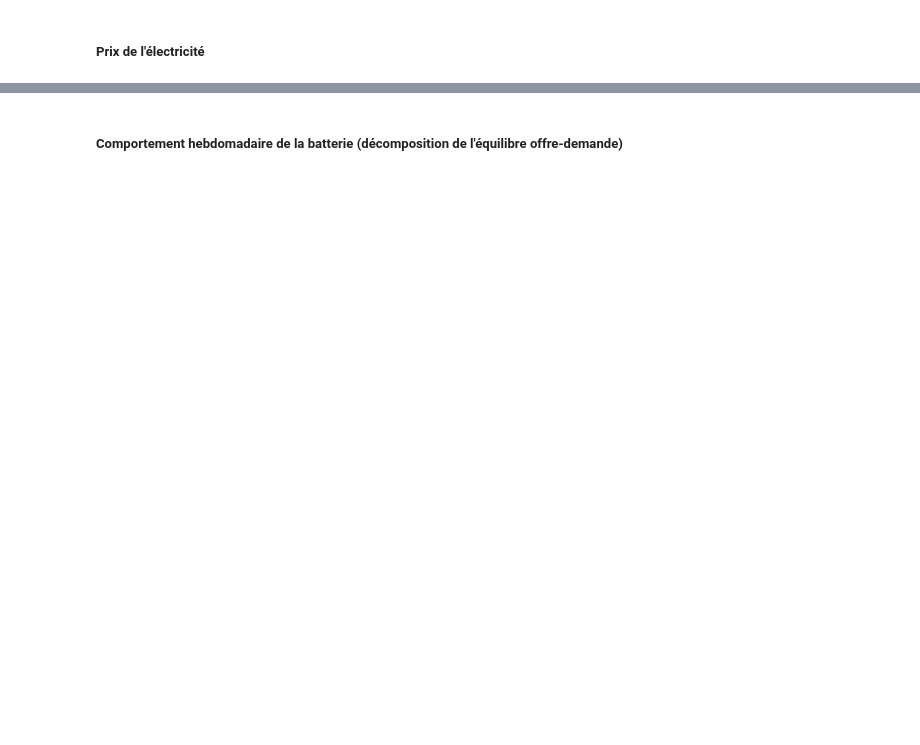
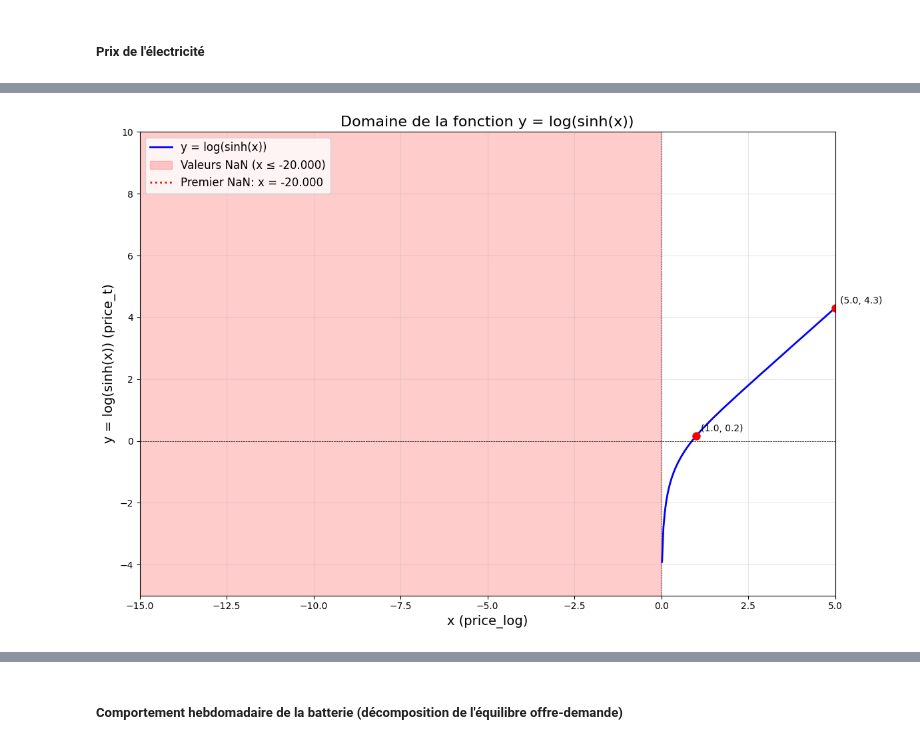
Before and after one commit to borges67/Projet-IFPEN-2025, a Jupyter notebook: Code/graphiques.ipynb, the cells around one changed output, grey strips where cells are left out. Saved outputs shown, nothing was run; the diff lists cells and outputs as text; code cells hidden in the pictures; blank space fills up the shorter version.

```diff
--- a/Code/graphiques.ipynb
+++ b/Code/graphiques.ipynb
@@ -156,0 +332,87 @@ plot_prices_on_single_figure(df, SEMAINES.keys())
+# %%
+import numpy as np
+import matplotlib.pyplot as plt
+
+# Création des valeurs x
+x = np.linspace(-20, 20, 1000)  # De -20 à +20
+
+# Calcul de y = log(sinh(x))
+y = np.log(np.sinh(x))
+
+# Identification des valeurs NaN
+nan_mask = np.isnan(y)
+nan_values = x[nan_mask]
+first_nan = nan_values[0] if len(nan_values) > 0 else None
+
+# Création du graphique
+plt.figure(figsize=(12, 8))
+
+# Tracé de la fonction
+plt.plot(x, y, 'b-', linewidth=2, label='y = log(sinh(x))')
+plt.axhline(0, color='black', linewidth=0.5, linestyle='--')
+plt.axvline(0, color='black', linewidth=0.5, linestyle='--')
+
+# Zone des valeurs NaN
+if len(nan_values) > 0:
+    plt.axvspan(x.min(), nan_values[-1], alpha=0.2, color='red',
+                label=f'Valeurs NaN (x ≤ {first_nan:.3f})')
+
+# Points importants
+plt.axvline(first_nan, color='red', linestyle=':', linewidth=2,
+            label=f'Premier NaN: x = {first_nan:.3f}')
+
+# Ajout de quelques points de référence
+for x_val in [-10, -5, -1, 0, 1, 5, 10]:
+    if x_val >= first_nan:
+        y_val = np.log(np.sinh(x_val))
+        plt.plot(x_val, y_val, 'ro', markersize=8)
+        plt.annotate(f'({x_val:.1f}, {y_val:.1f})',
+                    (x_val, y_val), xytext=(5, 5),
+                    textcoords='offset points', fontsize=10)
+
+plt.xlabel('x (price_log)', fontsize=14)
+plt.ylabel('y = log(sinh(x)) (price_t)', fontsize=14)
+plt.title('Domaine de la fonction y = log(sinh(x))', fontsize=16)
+plt.grid(True, alpha=0.3)
+plt.legend(fontsize=12)
+plt.ylim(-5, 10)  # Ajustement de l'échelle y
+
+# Zoom sur la zone critique
+plt.xlim(-15, 5)
+
+plt.tight_layout()
+plt.show()
+
+# Analyse détaillée
+print("ANALYSE DE LA FONCTION log(sinh(x))")
+print("=" * 40)
+print(f"Première valeur NaN: x = {first_nan:.6f}")
+print(f"Valeurs produisant NaN: x ≤ {first_nan:.6f}")
+
+# Comportement aux limites
+print("\nCOMPORTEMENT AUX LIMITES:")
+print("x → -∞ : sinh(x) → -∞ → log(negative) → NaN")
+print("x → 0⁻ : sinh(x) → 0⁻ → log(negative) → NaN")
+print("x → 0⁺ : sinh(x) → 0⁺ → log(0⁺) → -∞")
+print("x → +∞ : sinh(x) → +∞ → log(+∞) → +∞")
+
+# Calcul précis du seuil
+print("\nSEUIL EXACT:")
+# Le seuil est où sinh(x) = 0, donc x = 0
+# Mais numériquement, le NaN apparaît légèrement avant à cause des erreurs d'arrondi
+threshold = 0.0
+print(f"Seuil théorique: x = {threshold}")
+print(f"sinh({threshold}) = {np.sinh(threshold)}")
+print(f"log(sinh({threshold})) = {np.log(np.sinh(threshold))}")
+
+# Test de valeurs proches de zéro
+print("\nTEST DE VALEURS PROCHEs DE ZÉRO:")
+test_values = [-1e-10, -1e-15, 0, 1e-15, 1e-10]
+for val in test_values:
+    try:
+        result = np.log(np.sinh(val))
+        print(f"x = {val:.2e}: sinh = {np.sinh(val):.2e}, log(sinh) = {result:.2e}")
+    except:
+        print(f"x = {val:.2e}: NaN")
+# %% [output]
+[figure, added]
```
Also changed, not shown: parts of 14 cells of this notebook, 9 other files.
